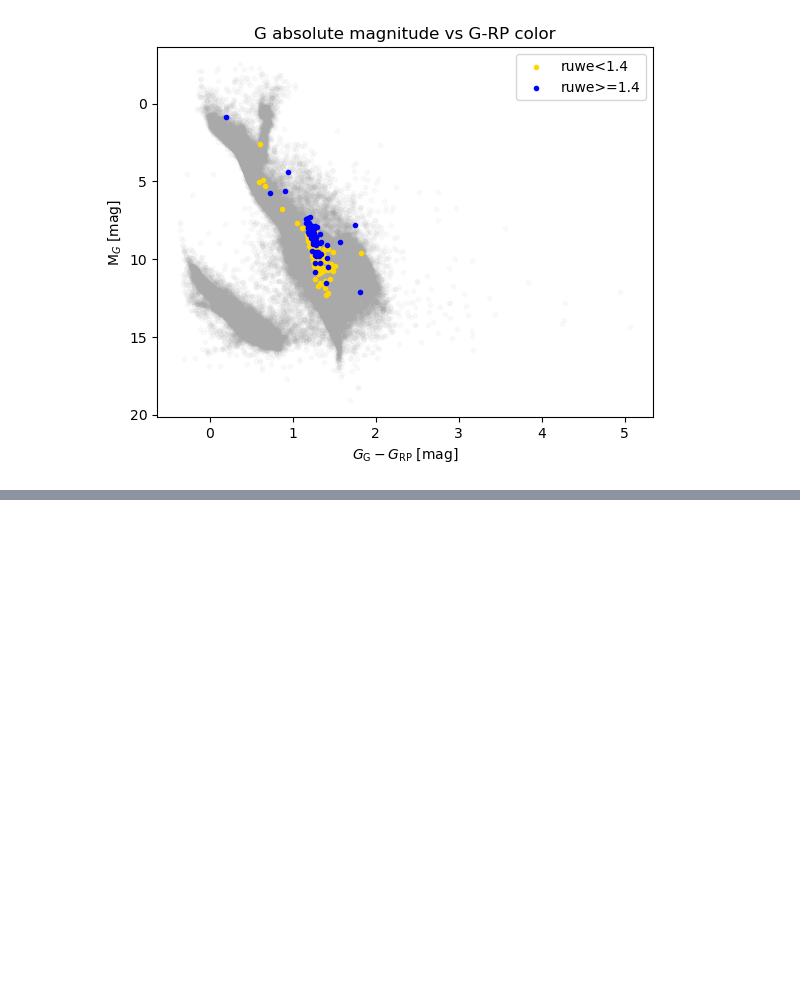
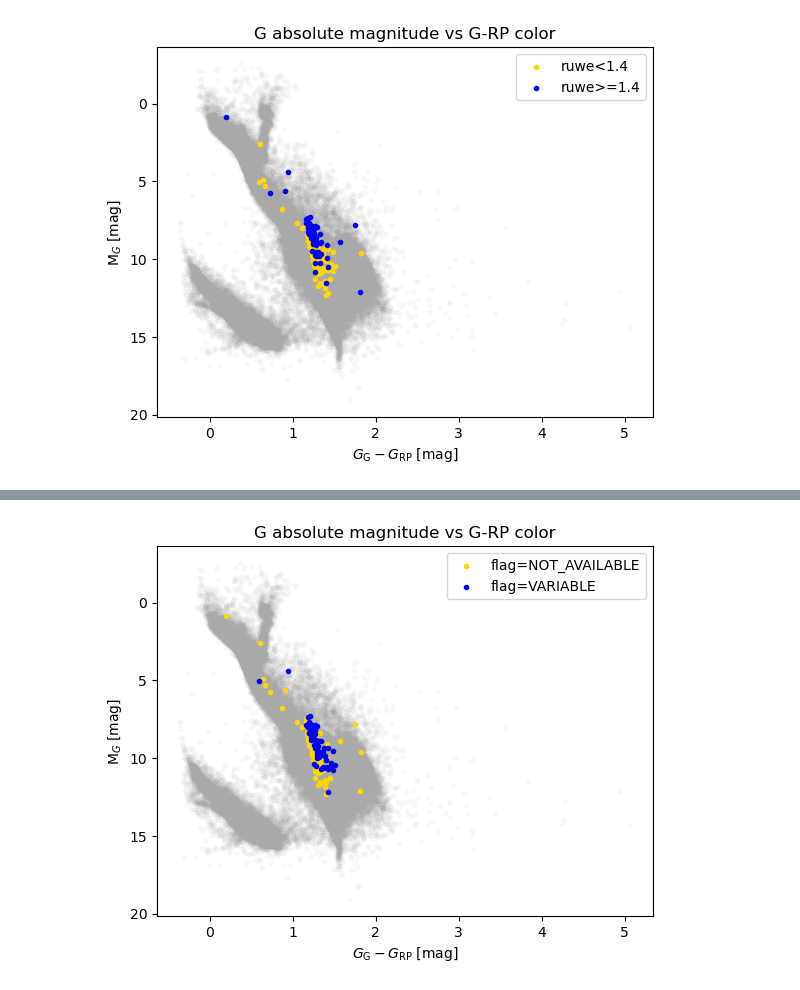
Before and after one commit to sarahedraves/SRMP-JMAG-Sarah, a Jupyter notebook: makingtable/gaiadatawithnearby.ipynb, the cells around one changed output, grey strips where cells are left out. Saved outputs shown, nothing was run; the diff lists cells and outputs as text; code cells hidden in the pictures; blank space fills up the shorter version.

```diff
--- a/makingtable/gaiadatawithnearby.ipynb
+++ b/makingtable/gaiadatawithnearby.ipynb
@@ -194,0 +219,12 @@ plt.show()
+# %%
+plt.scatter(nearbytable.abs_g_rp,nearbytable.g_absmag,marker='.',color='darkgray',alpha=0.05)
+plt.scatter(ourtable[ourtable.phot_variable_flag=='NOT_AVAILABLE'].abs_g_rp,ourtable[ourtable.phot_variable_flag=='NOT_AVAILABLE'].g_absmag,marker='.',color='gold',label='flag=NOT_AVAILABLE')
+plt.scatter(ourtable[ourtable.phot_variable_flag=='VARIABLE'].abs_g_rp,ourtable[ourtable.phot_variable_flag=='VARIABLE'].g_absmag,marker='.',color='blue',label='flag=VARIABLE')
+plt.gca().invert_yaxis()
+plt.ylabel(r'M$_G$ [mag]')
+plt.xlabel(r'$G_{\text{G}}-G_{\text{RP}}$ [mag]')
+plt.title('G absolute magnitude vs G-RP color')
+plt.legend()
+plt.show()
+# %% [output]
+[figure, added]
```
Also changed, not shown: parts of 4 cells of this notebook, 1 other file.
